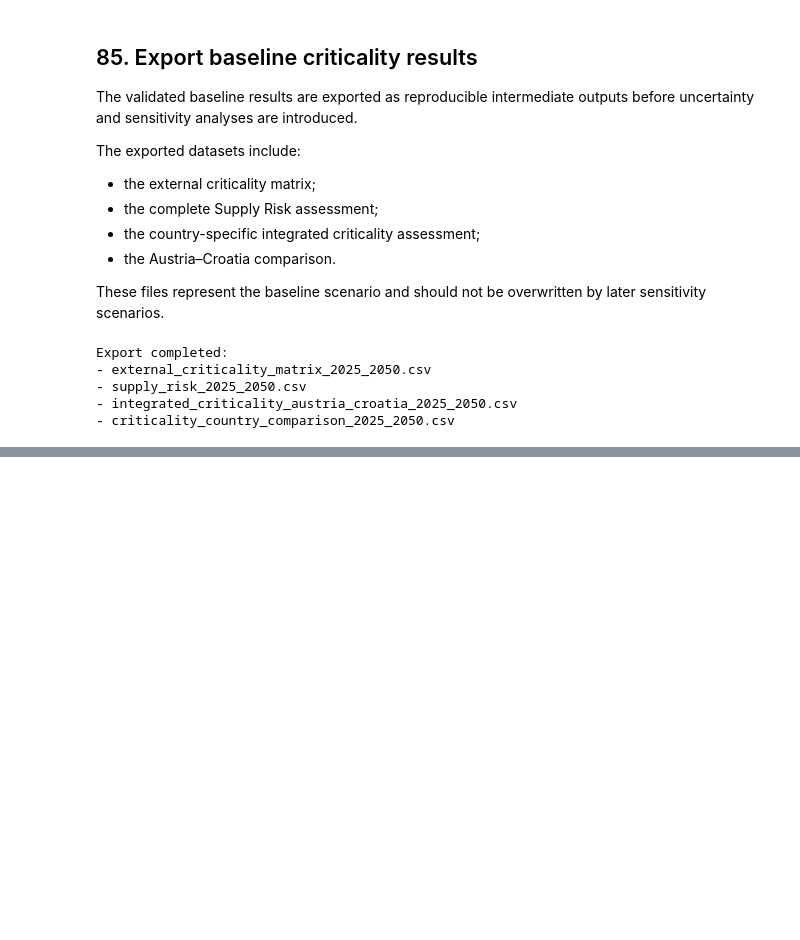
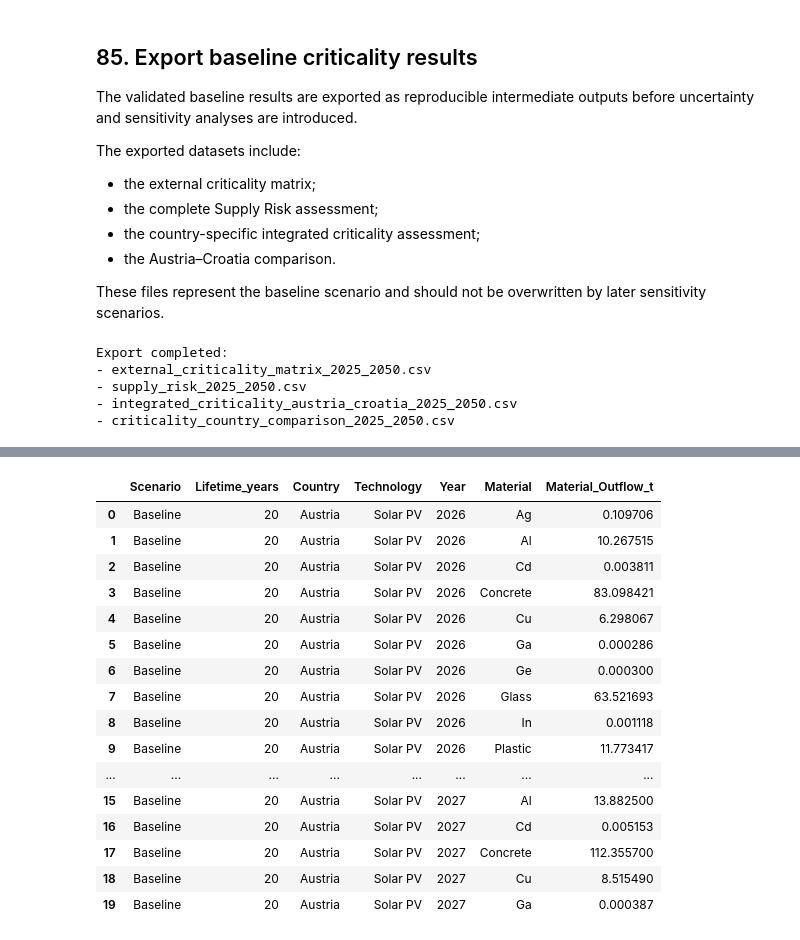
Before and after one commit to Trickwillfrit/MFA, a Jupyter notebook: notebooks/ENV501_Austria_Croatia_MFA.ipynb, the cells around one changed output, grey strips where cells are left out. Cells and saved outputs as stored; diff of their text form; code cells hidden in the pictures; blank space fills up the shorter version.

```diff
--- a/notebooks/ENV501_Austria_Croatia_MFA.ipynb
+++ b/notebooks/ENV501_Austria_Croatia_MFA.ipynb
@@ -11658,0 +12645,37 @@ Export completed:
+# %%
+lifetime_material_outflows = (
+    lifetime_material_cohorts[
+        (
+            lifetime_material_cohorts[
+                "EOL_Year"
+            ] >= 2026
+        )
+        &
+        (
+            lifetime_material_cohorts[
+                "EOL_Year"
+            ] <= 2050
+        )
+    ]
+    .groupby(
+        [
+            "Scenario",
+            "Lifetime_years",
+            "Country",
+            "Technology",
+            "EOL_Year",
+            "Material"
+        ],
+        as_index=False
+    )[
+        "Material_Cohort_t"
+    ]
+    .sum()
+    .rename(
+        columns={
+            "EOL_Year": "Year",
+            "Material_Cohort_t":
+                "Material_Outflow_t"
+        }
+    )
+)
@@ -11658,0 +12759,22 @@ Export completed:
+# %%
+display(
+    lifetime_material_outflows.head(20)
+)
+# %% [output]
+|  | Scenario | Lifetime_years | Country | Technology | Year | Material | Material_Outflow_t |
+| 0 | Baseline | 20 | Austria | Solar PV | 2026 | Ag | 0.109706 |
+| 1 | Baseline | 20 | Austria | Solar PV | 2026 | Al | 10.267515 |
+| 2 | Baseline | 20 | Austria | Solar PV | 2026 | Cd | 0.003811 |
+| 3 | Baseline | 20 | Austria | Solar PV | 2026 | Concrete | 83.098421 |
+| 4 | Baseline | 20 | Austria | Solar PV | 2026 | Cu | 6.298067 |
+| 5 | Baseline | 20 | Austria | Solar PV | 2026 | Ga | 0.000286 |
+| 6 | Baseline | 20 | Austria | Solar PV | 2026 | Ge | 0.000300 |
+| 7 | Baseline | 20 | Austria | Solar PV | 2026 | Glass | 63.521693 |
+| 8 | Baseline | 20 | Austria | Solar PV | 2026 | In | 0.001118 |
+| 9 | Baseline | 20 | Austria | Solar PV | 2026 | Plastic | 11.773417 |
+| ... | ... | ... | ... | ... | ... | ... | ... |
+| 15 | Baseline | 20 | Austria | Solar PV | 2027 | Al | 13.882500 |
+| 16 | Baseline | 20 | Austria | Solar PV | 2027 | Cd | 0.005153 |
+| 17 | Baseline | 20 | Austria | Solar PV | 2027 | Concrete | 112.355700 |
+| 18 | Baseline | 20 | Austria | Solar PV | 2027 | Cu | 8.515490 |
+| 19 | Baseline | 20 | Austria | Solar PV | 2027 | Ga | 0.000387 |
```
Also changed, not shown: parts of 40 cells of this notebook.
